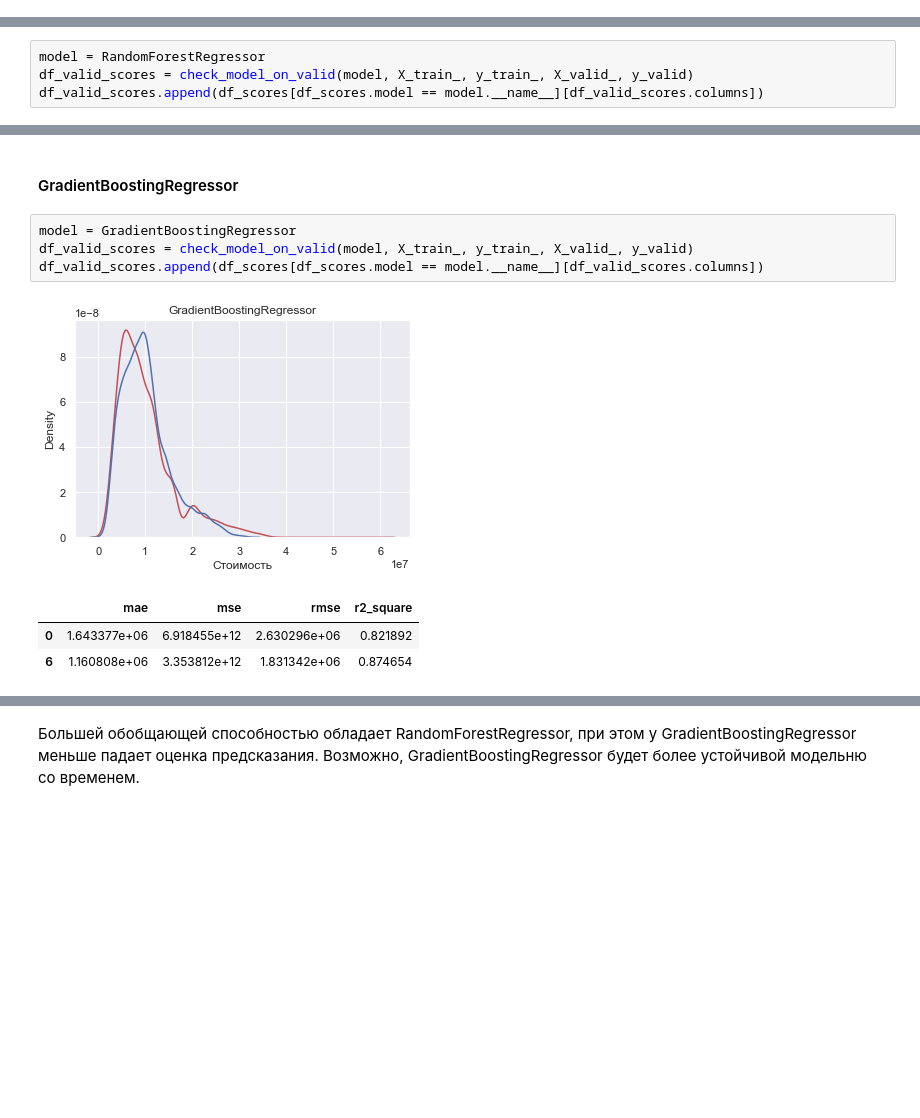
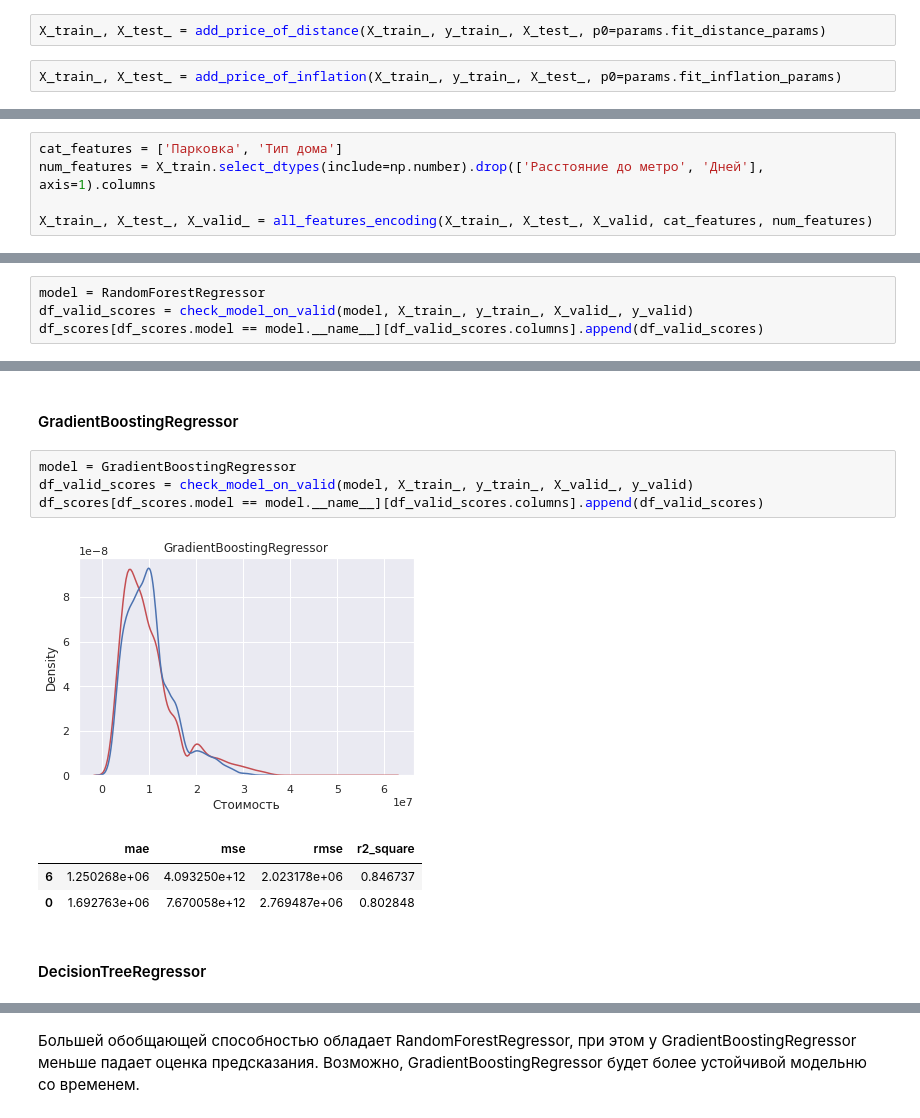
Before and after one commit to aleksanp/cian_prices, a Jupyter notebook: notebooks/2_train_models.ipynb, the cells around one changed output, grey strips where cells are left out. Drawn from its saved outputs; the diff is of its cells as text; blank space fills up the shorter version.

Commit message:
Add new features: cost-of_distance and inflation

```diff
--- a/notebooks/2_train_models.ipynb
+++ b/notebooks/2_train_models.ipynb
@@ -140,0 +89,4 @@ Name: Дней, Length: 20386, dtype: float64
+# %%
+X_train_, X_test_ = add_price_of_distance(X_train_, y_train_, X_test_, p0=params.fit_distance_params)
+# %%
+X_train_, X_test_ = add_price_of_inflation(X_train_, y_train_, X_test_, p0=params.fit_inflation_params)
@@ -141,2 +131,7 @@ Name: Дней, Length: 20386, dtype: float64
+# %%
+cat_features = ['Парковка', 'Тип дома']
+num_features = X_train.select_dtypes(include=np.number).drop(['Расстояние до метро', 'Дней'], axis=1).columns
+
+X_train_, X_test_, X_valid_ = all_features_encoding(X_train_, X_test_, X_valid, cat_features, num_features)
 # %% [markdown]
 ---
@@ -186,5 +189,5 @@ df_scores
 # %%
 model = RandomForestRegressor
 df_valid_scores = check_model_on_valid(model, X_train_, y_train_, X_valid_, y_valid)
-df_valid_scores.append(df_scores[df_scores.model == model.__name__][df_valid_scores.columns])
+df_scores[df_scores.model == model.__name__][df_valid_scores.columns].append(df_valid_scores)
 # %% [output]
@@ -197,12 +200,14 @@ df_valid_scores.append(df_scores[df_scores.model == model.__name__][df_valid_sco
 # %%
 model = GradientBoostingRegressor
 df_valid_scores = check_model_on_valid(model, X_train_, y_train_, X_valid_, y_valid)
-df_valid_scores.append(df_scores[df_scores.model == model.__name__][df_valid_scores.columns])
+df_scores[df_scores.model == model.__name__][df_valid_scores.columns].append(df_valid_scores)
 # %% [output]
-[figure, old version]
+[figure, new version]
 |  | mae | mse | rmse | r2_square |
-| 0 | 1.643377e+06 | 6.918455e+12 | 2.630296e+06 | 0.821892 |
-| 6 | 1.160808e+06 | 3.353812e+12 | 1.831342e+06 | 0.874654 |
+| 6 | 1.250268e+06 | 4.093250e+12 | 2.023178e+06 | 0.846737 |
+| 0 | 1.692763e+06 | 7.670058e+12 | 2.769487e+06 | 0.802848 |
+# %% [markdown]
+#### DecisionTreeRegressor
 # %%
 model = DecisionTreeRegressor
 df_valid_scores = check_model_on_valid(model, X_train_, y_train_, X_valid_, y_valid)
```
Also changed, not shown: parts of 26 cells of this notebook, 4 other files.
